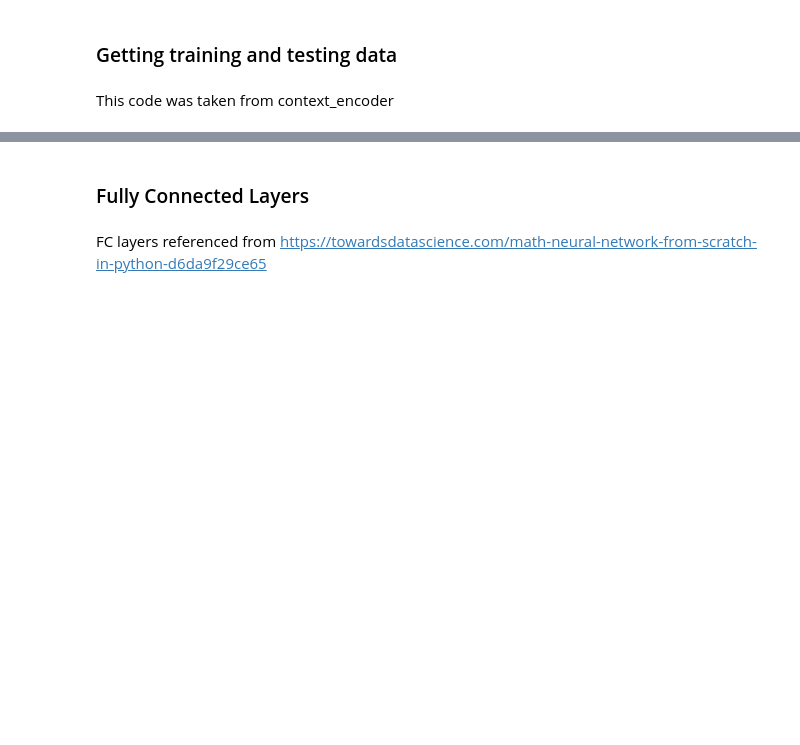
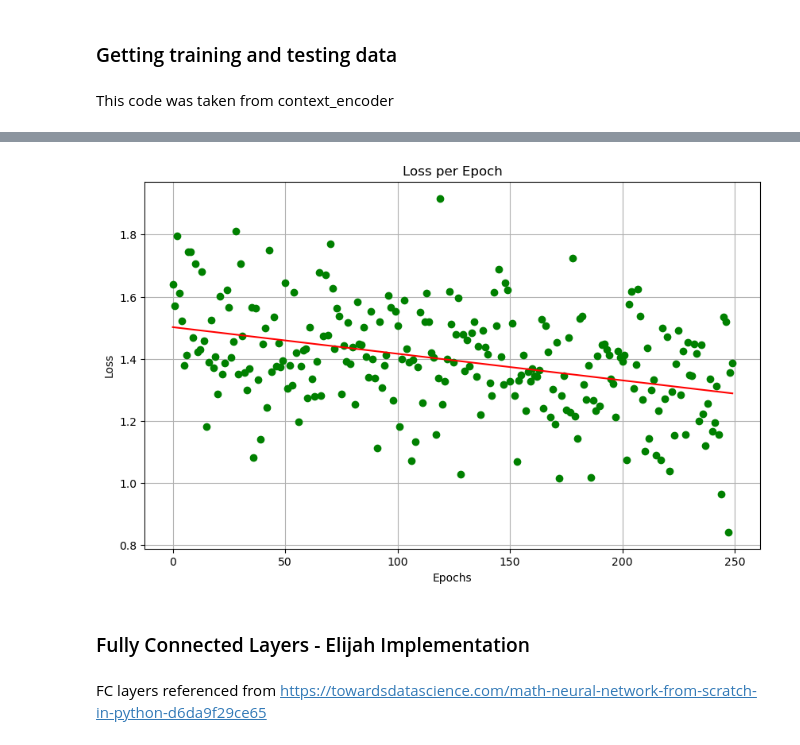
Before and after one commit to jonnneehh/ER_GAT, a Jupyter notebook: emotionClassifier.ipynb, the cells around one changed output, grey strips where cells are left out. Cells and saved outputs as stored; diff of their text form; code cells hidden in the pictures; blank space fills up the shorter version.

```diff
--- a/emotionClassifier.ipynb
+++ b/emotionClassifier.ipynb
@@ -24,0 +63,3 @@ X_train.head()
+# %%
+y_test = y_test['Emotion']
+y_test.head()
@@ -25,5 +595,26 @@ X_train.head()
+# %%
+x = range(len(loss_list))
+plt.figure(figsize=(10, 6))
+plt.plot(x, loss_list, marker='o', linestyle='', color='g')
+
+# Compute the coefficients for the line of best fit
+coefficients = np.polyfit(x, loss_list, 1)
+# Generate the values for the line of best fit
+polynomial = np.poly1d(coefficients)
+y_fit = polynomial(x)
+
+# Plot the line of best fit
+plt.plot(x, y_fit, 'r-', label='Line of Best Fit')
+
+plt.title('Loss per Epoch')
+plt.xlabel('Epochs')
+plt.ylabel('Loss')
+plt.grid(True)
+plt.show()
+# %% [output]
+[figure, added]
 # %% [markdown]
-### Fully Connected Layers
+### Fully Connected Layers - Elijah Implementation
 # %% [markdown]
 FC layers referenced from https://towardsdatascience.com/math-neural-network-from-scratch-in-python-d6da9f29ce65
 # %%
```
Also changed, not shown: parts of 30 cells of this notebook, 1 other file.
